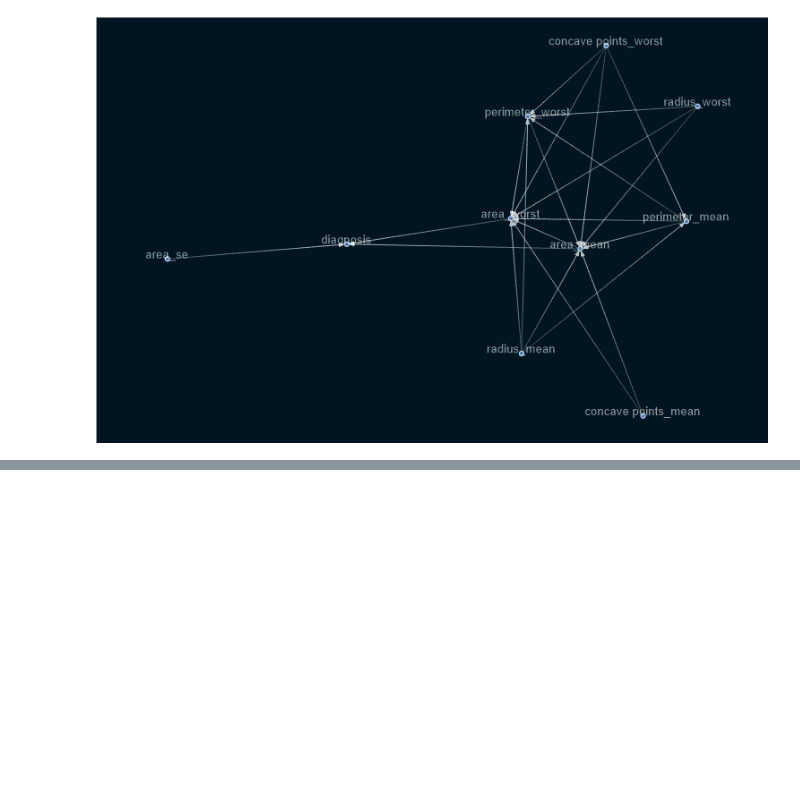
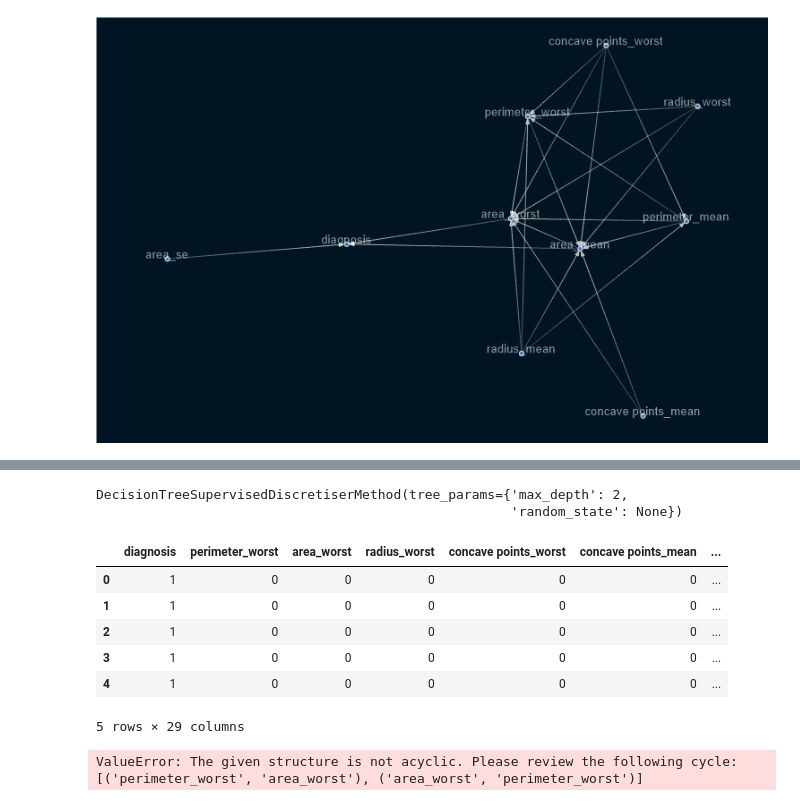
Before and after one commit to Stella-Mutacho/Machine-Learning-with-Causal_Inference, a Jupyter notebook: notebooks/causalAnalysis.ipynb, the cells around one changed output, grey strips where cells are left out. Drawn from its saved outputs; the diff is of its cells as text; code cells hidden in the pictures; blank space fills up the shorter version.

Commit message:
modelling with bayesian network classifier

```diff
--- a/notebooks/causalAnalysis.ipynb
+++ b/notebooks/causalAnalysis.ipynb
@@ -310,0 +319,38 @@ KeyError: 'diagnosis is not found in the network'
+# %%
+x["diagnosis"] = Discretiser(
+    method="fixed",
+    numeric_split_points=[-0.25],
+).transform(
+    # convert diagnosis variable to categorical
+   x["diagnosis"].values
+)
+# %%
+from causalnex.discretiser.discretiser_strategy import (
+    DecisionTreeSupervisedDiscretiserMethod,
+)
+features = list(data.columns.difference(['diagnosis']))
+tree_discretiser = DecisionTreeSupervisedDiscretiserMethod(
+    mode='single',
+    tree_params={'max_depth': 2, 'random_state': None},
+)
+tree_discretiser.fit(
+    feat_names=features,
+    dataframe=x,
+    target_continuous=True,
+    target='diagnosis',
+)
+# %% [output]
+DecisionTreeSupervisedDiscretiserMethod(tree_params={'max_depth': 2,
+                                                     'random_state': None})
+# %%
+for col in features:
+    x[col] = tree_discretiser.transform(x[[col]])
+x.head()
+# %% [output]
+|  | diagnosis | perimeter_worst | area_worst | radius_worst | concave points_worst | concave points_mean | ... |
+| 0 | 1 | 0 | 0 | 0 | 0 | 0 | ... |
+| 1 | 1 | 0 | 0 | 0 | 0 | 0 | ... |
+| 2 | 1 | 0 | 0 | 0 | 0 | 0 | ... |
+| 3 | 1 | 0 | 0 | 0 | 0 | 0 | ... |
+| 4 | 1 | 0 | 0 | 0 | 0 | 0 | ... |
+5 rows × 29 columns
@@ -310,0 +375,19 @@ KeyError: 'diagnosis is not found in the network'
+# %%
+# Specify arguments for the model
+edge_list = list(sm.edges)
+discretiser_alg = {val: 'tree' for val in list(x)[0:]}
+discretiser_param = {
+    'max_depth': 1,
+    'random_state': None,
+} # we will discretise all features using this parameter
+feature_discretiser = {
+    val: discretiser_param for val in list(x)[0:]
+}
+# discretising and probability fitting
+clf = BayesianNetworkClassifier(
+    edge_list,
+    discretiser_alg=discretiser_alg,
+    discretiser_kwargs=feature_discretiser,
+)
+# %% [output]
+ValueError: The given structure is not acyclic. Please review the following cycle: [('perimeter_worst', 'area_worst'), ('area_worst', 'perimeter_worst')]
```
Also changed, not shown: parts of 40 cells of this notebook.
